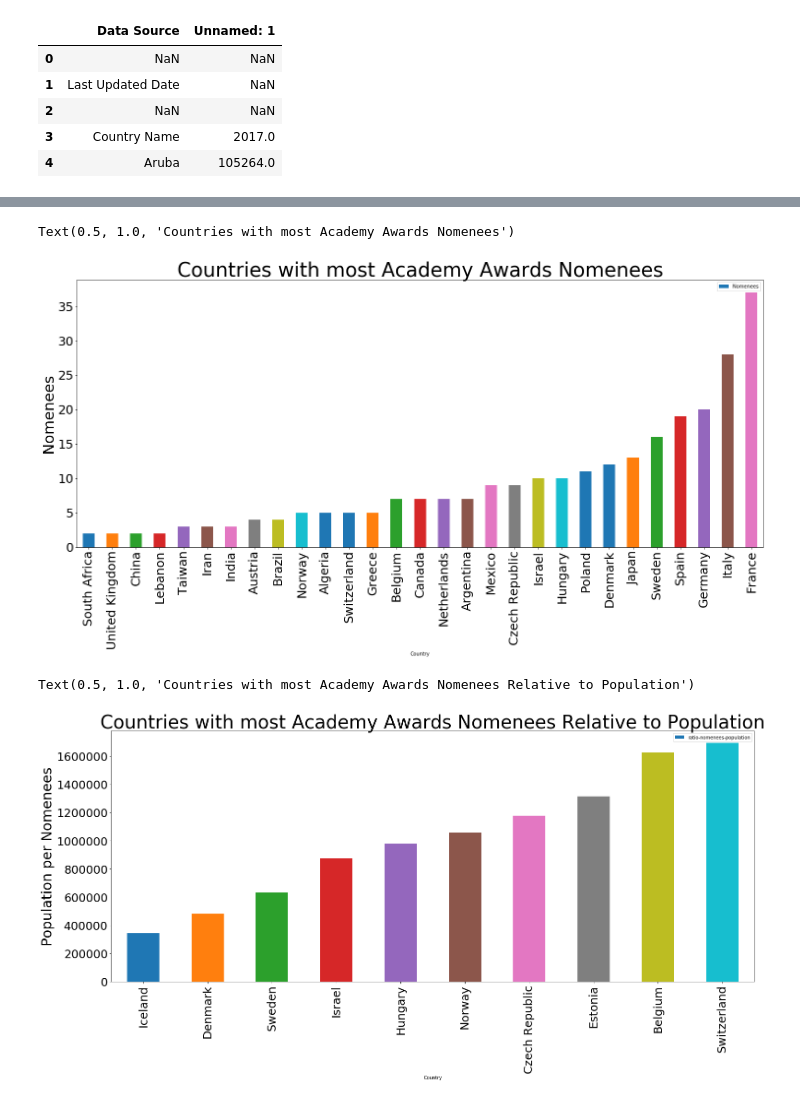
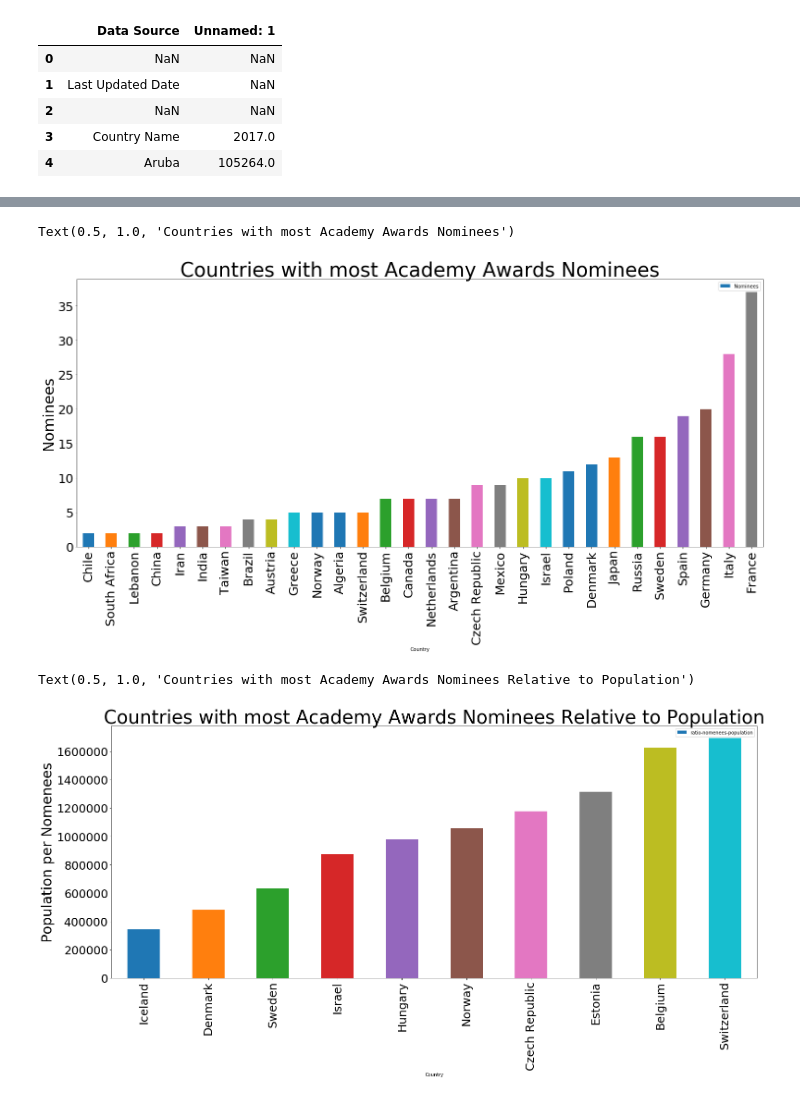
Before and after one commit to omerhakim/The-Movie-Data-Base, a Jupyter notebook: Scraping.ipynb, the cells around one changed output, grey strips where cells are left out. Cells and saved outputs as stored; diff of their text form; code cells hidden in the pictures.

```diff
--- a/Scraping.ipynb
+++ b/Scraping.ipynb
@@ -142,7 +161,8 @@ movies_df.head()
 # %%
+#updating manualy countries who their population was missing in the merged table
 movies_df['Population 2017']['Iran']= 81160000
 movies_df['Population 2017']['Macedonia']=2740000
 movies_df['Population 2017']['Taiwan']=23580000
 movies_df['Population 2017']['Ivory Coast']=24290000
-movies_df
+movies_df['Population 2017']['Russia']=144500000
 # %% [output]
@@ -166,6 +189,5 @@ movies_df
 # %%
-
-
-#movies_df['ratio-nomenees-population']= movies_df["Population 2017"]/movies_df["Nomenees"]
-movies_df
+#adding additional column showing the ration between the country populations and the number of nominees
+movies_df['ratio-nomenees-population']= movies_df["Population 2017"]/movies_df["Nomenees"]
+movies_df.head()
 # %% [output]
@@ -210,0 +201,4 @@ ratio.set_index("Country")
+# %%
+#fixing spelling mistake in the column name
+movies_df.rename(columns={"Nomenees":"Nominees"}, inplace=True)
+movies_df.head()
@@ -210,0 +224,3 @@ ratio.set_index("Country")
+# %%
+#creating new data sorted by ascending order of nominess number
+nominees = movies_df.sort_values(by='Nominees').reset_index()
@@ -211,17 +234,16 @@ ratio.set_index("Country")
 # %%
-nomenees = movies_df.sort_values(by='Nomenees')
-
-Table = nomenees[19:].plot.bar(x='Country', y='Nomenees',figsize=(25,10) ,fontsize=25)
-Table.set_ylabel("Nomenees",fontsize=30)
-Table.set_title("Countries with most Academy Awards Nomenees",fontsize=40)
+#ploting the leading 30 countries on the nominees list
+Table = nominees[19:].plot.bar(x='Country', y='Nominees',figsize=(25,10) ,fontsize=25)
+Table.set_ylabel("Nominees",fontsize=30)
+Table.set_title("Countries with most Academy Awards Nominees",fontsize=40)
 # %% [output]
-Text(0.5, 1.0, 'Countries with most Academy Awards Nomenees')
+Text(0.5, 1.0, 'Countries with most Academy Awards Nominees')
-[figure, old version]
+[figure, new version]
 # %%
-
+#plotting the leading 10 countried with the best ratio between population and nominees
 Table1 = ratio[0:10].plot.bar(x='Country', y='ratio-nomenees-population',figsize=(25,10) ,fontsize=25)
 Table1.set_ylabel("Population per Nomenees",fontsize=30)
-Table1.set_title("Countries with most Academy Awards Nomenees Relative to Population",fontsize=40)
+Table1.set_title("Countries with most Academy Awards Nominees Relative to Population",fontsize=40)
 # %% [output]
-Text(0.5, 1.0, 'Countries with most Academy Awards Nomenees Relative to Population')
+Text(0.5, 1.0, 'Countries with most Academy Awards Nominees Relative to Population')
-[figure, old version]
+[figure, new version]
```
Also changed, not shown: parts of 26 cells of this notebook, 3 other files.
